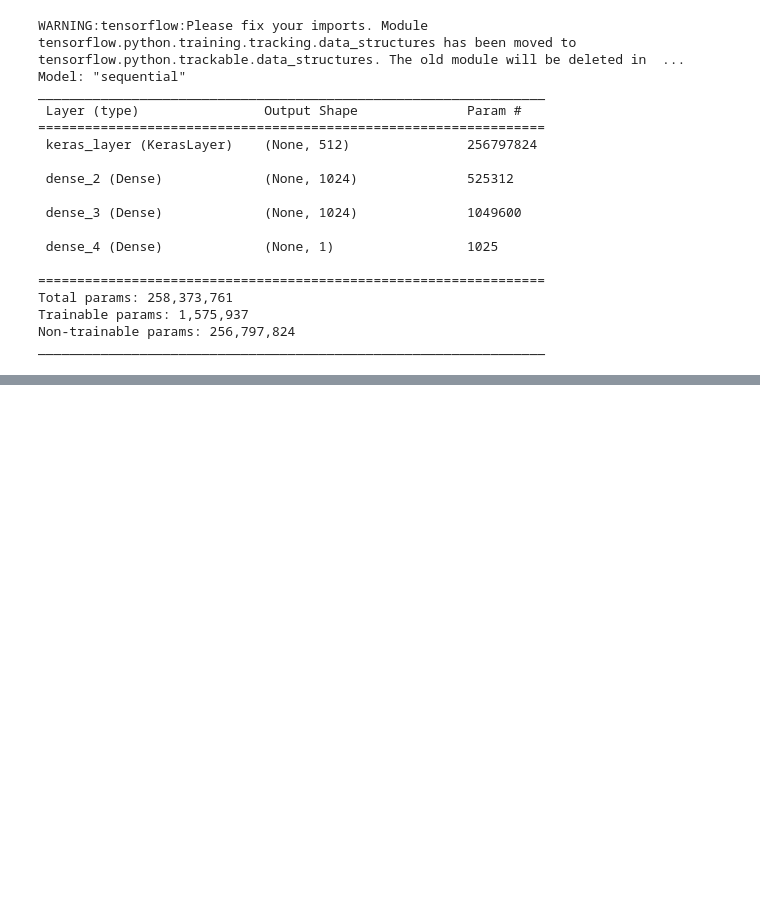
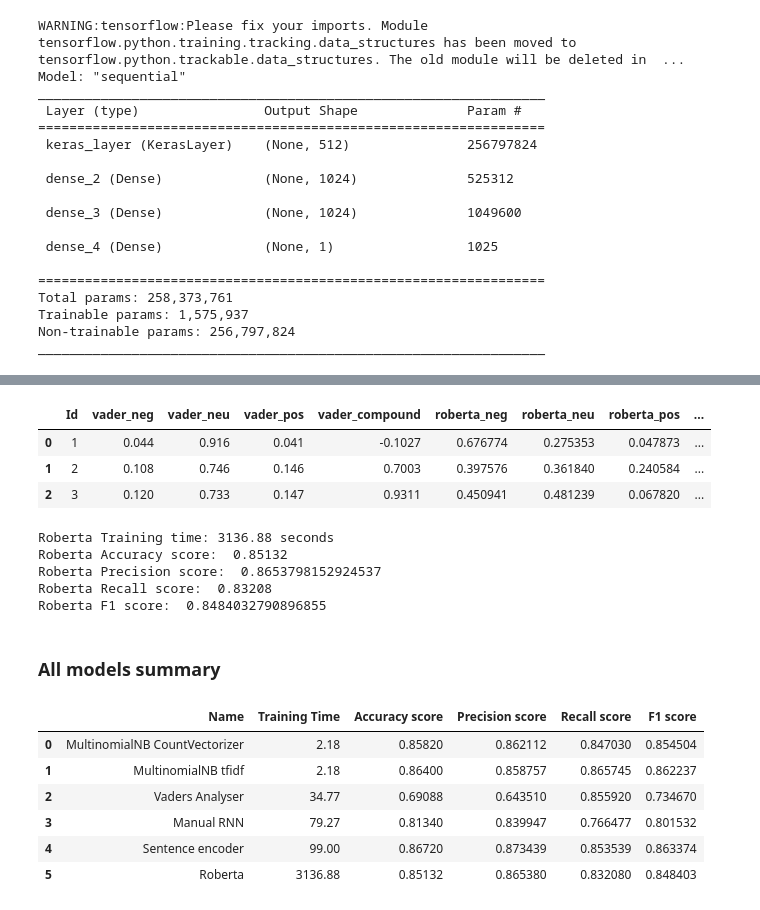
Before and after one commit to CalesSla/NLP_Sentiment_Analysis_mini_projects_V2, a Jupyter notebook: IMDB_reviews_model_selection.ipynb, the cells around one changed output, grey strips where cells are left out. Drawn from its saved outputs; the diff is of its cells as text; code cells hidden in the pictures; blank space fills up the shorter version.

```diff
--- a/IMDB_reviews_model_selection.ipynb
+++ b/IMDB_reviews_model_selection.ipynb
@@ -486,7 +482,7 @@ print('Sentence encoder Recall score: ', format(recall_score(y_test, Sentence_en
 print('Sentence encoder F1 score: ', format(f1_score(y_test, Sentence_encoder_predictions_results)))
 
 # Model evaluation dictionary
-Manual_RNN_results = {'Name': "Sentence encoder",
+Sentence_encoder_results = {'Name': "Sentence encoder",
                  "Training Time": round(Sentence_encoder_execution_time, 2),
                  "Accuracy score": accuracy_score(y_test, Sentence_encoder_predictions_results),
                  "Precision score": precision_score(y_test, Sentence_encoder_predictions_results),
@@ -505,0 +544,62 @@ hi
+# %%
+# Save roberta model results
+roberta_results = []
+for i in range(1, len(df) + 1):
+  roberta_results.append(int(res[i]['roberta_pos'] > res[i]['roberta_neg']))
+
+results_df = pd.DataFrame(res).T
+results_df = results_df.reset_index().rename(columns = {'index': 'Id'})
+results_df = results_df.merge(vaders, how = 'left')
+results_df.drop(['neg', 'neu', 'pos', 'compound'], axis = 1, inplace = True)
+
+results_df['Roberta_Predictions'] = results_df['roberta_pos'] > results_df['roberta_neg']
+results_df['Roberta_Predictions'] = results_df['Roberta_Predictions'].astype(int)
+results_df.head(3)
+# %% [output]
+|  | Id | vader_neg | vader_neu | vader_pos | vader_compound | roberta_neg | roberta_neu | roberta_pos | ... |
+| 0 | 1 | 0.044 | 0.916 | 0.041 | -0.1027 | 0.676774 | 0.275353 | 0.047873 | ... |
+| 1 | 2 | 0.108 | 0.746 | 0.146 | 0.7003 | 0.397576 | 0.361840 | 0.240584 | ... |
+| 2 | 3 | 0.120 | 0.733 | 0.147 | 0.9311 | 0.450941 | 0.481239 | 0.067820 | ... |
+# %%
+# Model evaluation
+print('Roberta Training time: {} seconds'. format(round(Roberta_execution_time, 2)))
+print('Roberta Accuracy score: ', format(accuracy_score(results_df['Label'], results_df['Roberta_Predictions'])))
+print('Roberta Precision score: ', format(precision_score(results_df['Label'], results_df['Roberta_Predictions'])))
+print('Roberta Recall score: ', format(recall_score(results_df['Label'], results_df['Roberta_Predictions'])))
+print('Roberta F1 score: ', format(f1_score(results_df['Label'], results_df['Roberta_Predictions'])))
+
+# Model evaluation dictionary
+Roberta_results = {'Name': "Roberta",
+                 "Training Time": round(Roberta_execution_time, 2),
+                 "Accuracy score": accuracy_score(results_df['Label'], results_df['Roberta_Predictions']),
+                 "Precision score": precision_score(results_df['Label'], results_df['Roberta_Predictions']),
+                 "Recall score": recall_score(results_df['Label'], results_df['Roberta_Predictions']),
+                 "F1 score": f1_score(results_df['Label'], results_df['Roberta_Predictions'])}
+# %% [output]
+Roberta Training time: 3136.88 seconds
+Roberta Accuracy score:  0.85132
+Roberta Precision score:  0.8653798152924537
+Roberta Recall score:  0.83208
+Roberta F1 score:  0.8484032790896855
+# %% [markdown]
+### All models summary
+# %%
+# Create a DataFrame with a summary for all models and KPIs
+results_dict_list = [MultinomialNB_CountVectorizer_results,
+                     MultinomialNB_tfidf_results,
+                     vader_results,
+                     Manual_RNN_results,
+                     Sentence_encoder_results,
+                     Roberta_results
+                     ]
+
+df = pd.DataFrame(results_dict_list)
+df
+# %% [output]
+|  | Name | Training Time | Accuracy score | Precision score | Recall score | F1 score |
+| 0 | MultinomialNB CountVectorizer | 2.18 | 0.85820 | 0.862112 | 0.847030 | 0.854504 |
+| 1 | MultinomialNB tfidf | 2.18 | 0.86400 | 0.858757 | 0.865745 | 0.862237 |
+| 2 | Vaders Analyser | 34.77 | 0.69088 | 0.643510 | 0.855920 | 0.734670 |
+| 3 | Manual RNN | 79.27 | 0.81340 | 0.839947 | 0.766477 | 0.801532 |
+| 4 | Sentence encoder | 99.00 | 0.86720 | 0.873439 | 0.853539 | 0.863374 |
+| 5 | Roberta | 3136.88 | 0.85132 | 0.865380 | 0.832080 | 0.848403 |
```
Also changed, not shown: parts of 16 cells of this notebook.
